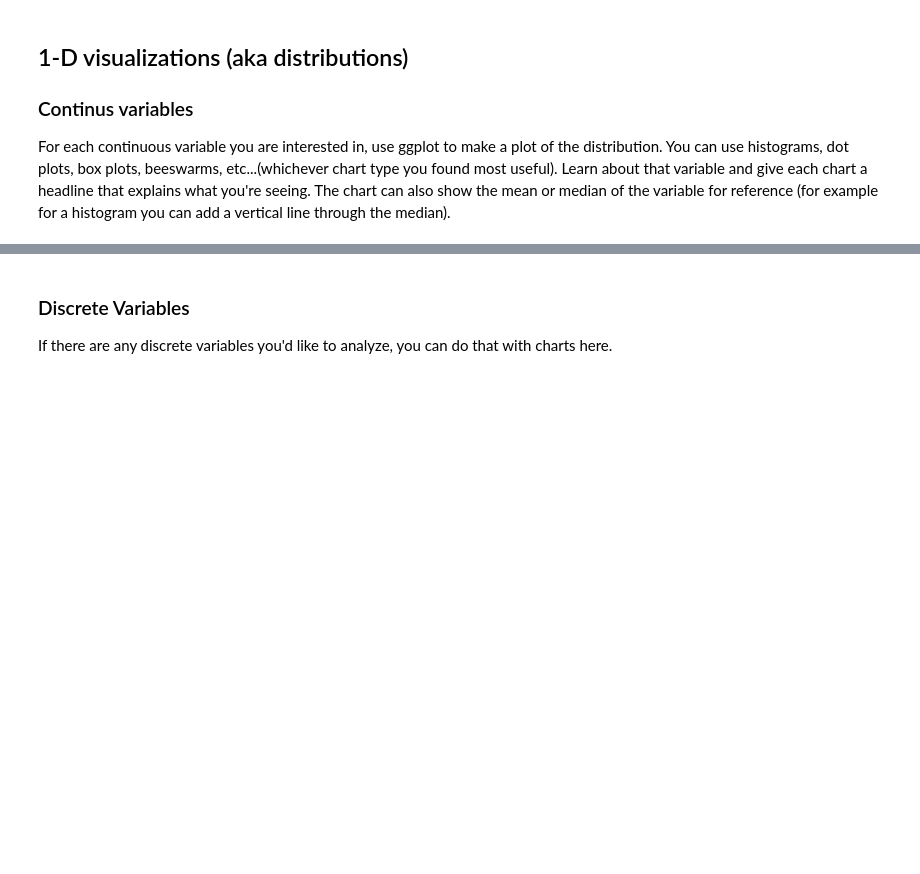
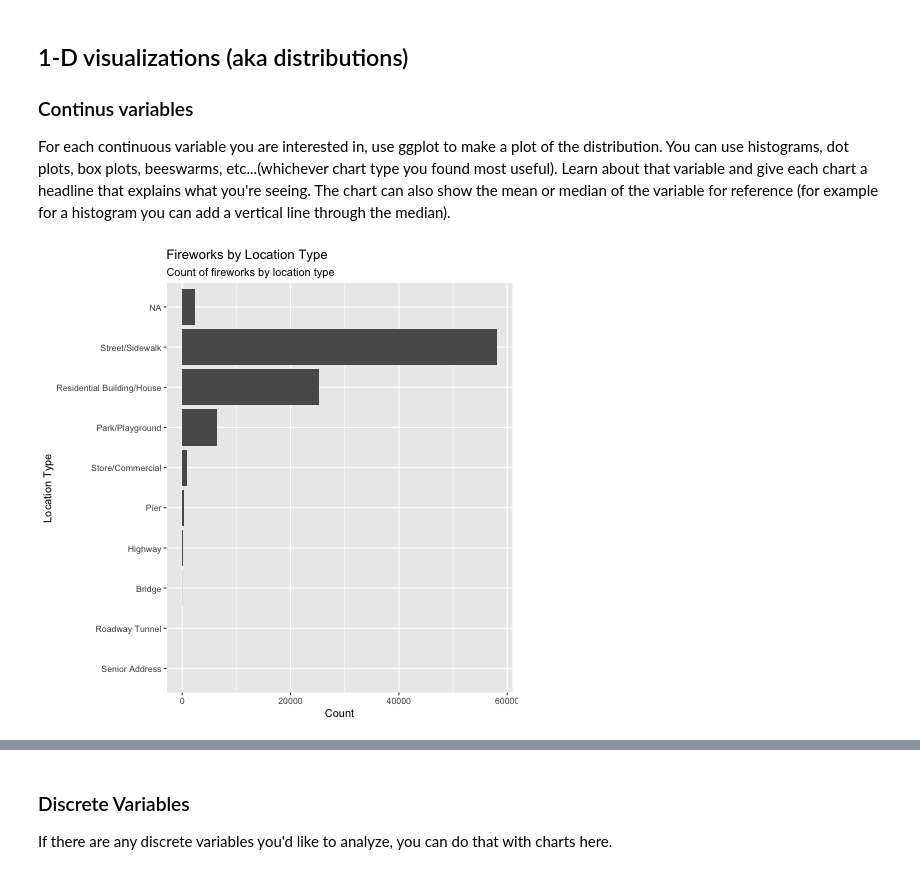
Before and after one commit to yc4330/connect-to-census, a Jupyter notebook: distributions.ipynb, the cells around one changed output, grey strips where cells are left out. Saved outputs shown, nothing was run; the diff lists cells and outputs as text; code cells hidden in the pictures; blank space fills up the shorter version.

```diff
--- a/distributions.ipynb
+++ b/distributions.ipynb
@@ -40,5 +54,5 @@ require('tidyverse')
 %%R
 
 # Import data with R
-df <- read_csv('TKTK.csv', show_col_types = FALSE)
+df <- read_csv('fireworks-14to24.csv', show_col_types = FALSE)
 df %>% head(4)
@@ -78 +131,18 @@ For each continuous variable you are interested in, use ggplot to make a plot of
+# %%
+%%R
+# code for plot 1
+# make sure to make a meaningful title and subtitle
+
+# barplot of fireworks by location type
+df %>%
+    group_by(Location.Type) %>%
+    summarise(count = n()) %>%
+    ggplot(aes(x = reorder(Location.Type, count), y = count)) +
+    geom_bar(stat = 'identity') +
+    coord_flip() +
+    labs(title = 'Fireworks by Location Type', subtitle = 'Count of fireworks by location type') +
+    xlab('Location Type') +
+    ylab('Count')
+# %% [output]
+[figure, added]
 # %%
```
Also changed, not shown: parts of 13 cells of this notebook, 4 other files.
